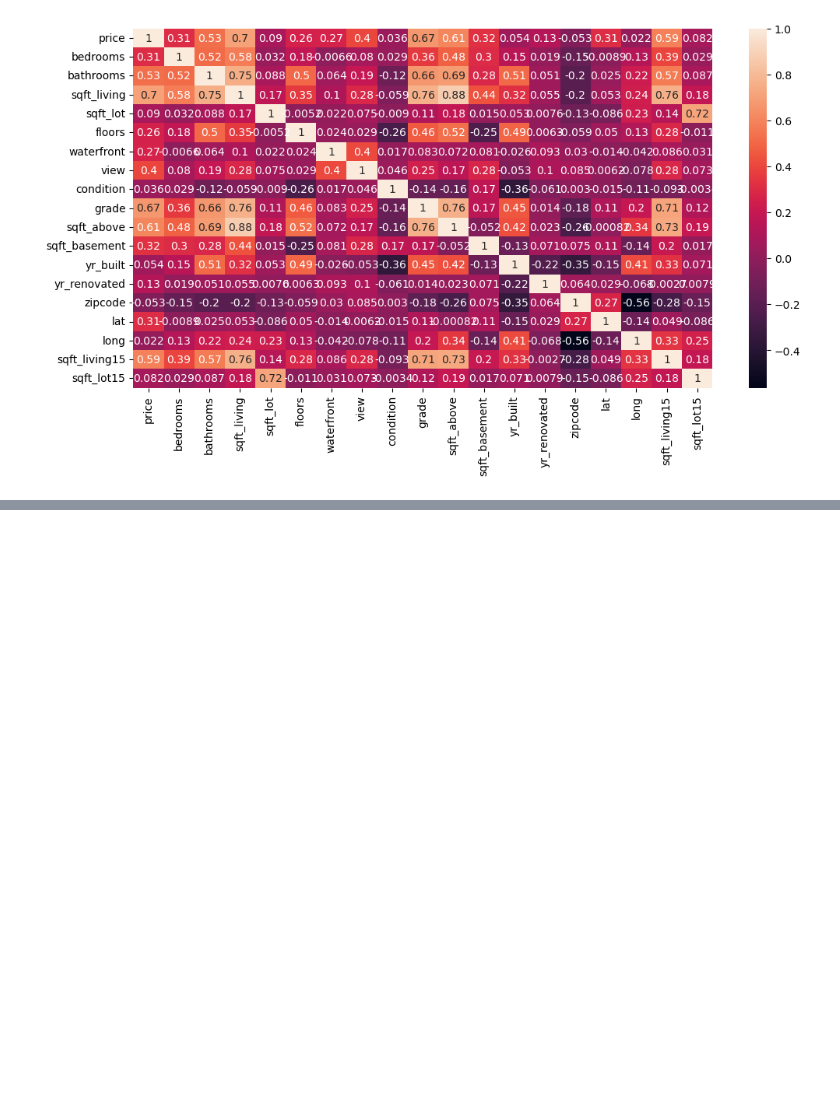
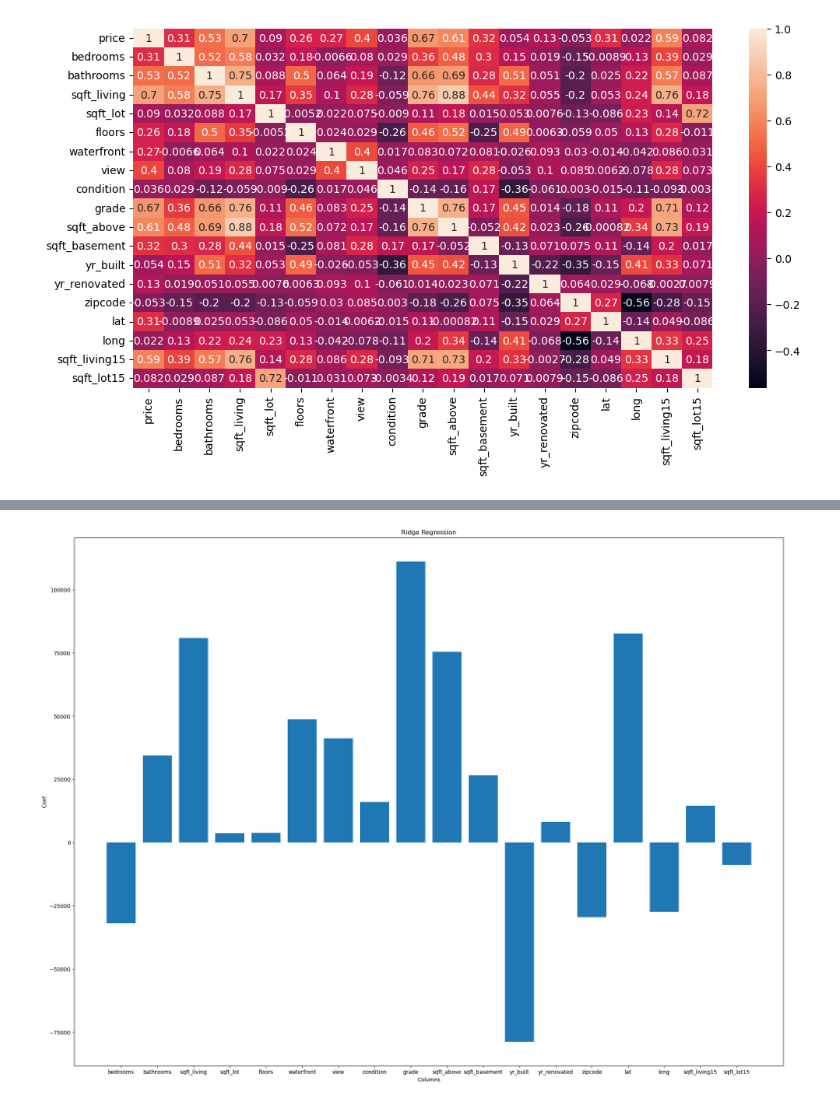
Before and after one commit to 07fahim/Python, a Jupyter notebook: Python/Supervised Learning in ML/Lasso and Ridge Reg.ipynb, the cells around one changed output, grey strips where cells are left out. Saved outputs shown, nothing was run; the diff lists cells and outputs as text; code cells hidden in the pictures; blank space fills up the shorter version.

```diff
--- a/Python/Supervised Learning in ML/Lasso and Ridge Reg.ipynb
+++ b/Python/Supervised Learning in ML/Lasso and Ridge Reg.ipynb
@@ -76,0 +123,9 @@ array([[-1.47384096, -1.44746357, -0.97983502, ..., -0.30607896,
+# %%
+plt.figure(figsize=(24,18))
+plt.bar(x.columns,ri.coef_)
+plt.title("Ridge Regression")
+plt.xlabel("Columns")
+plt.ylabel("Coef")
+plt.show()
+# %% [output]
+[figure, added]
```
Also changed, not shown: parts of 10 cells of this notebook.
